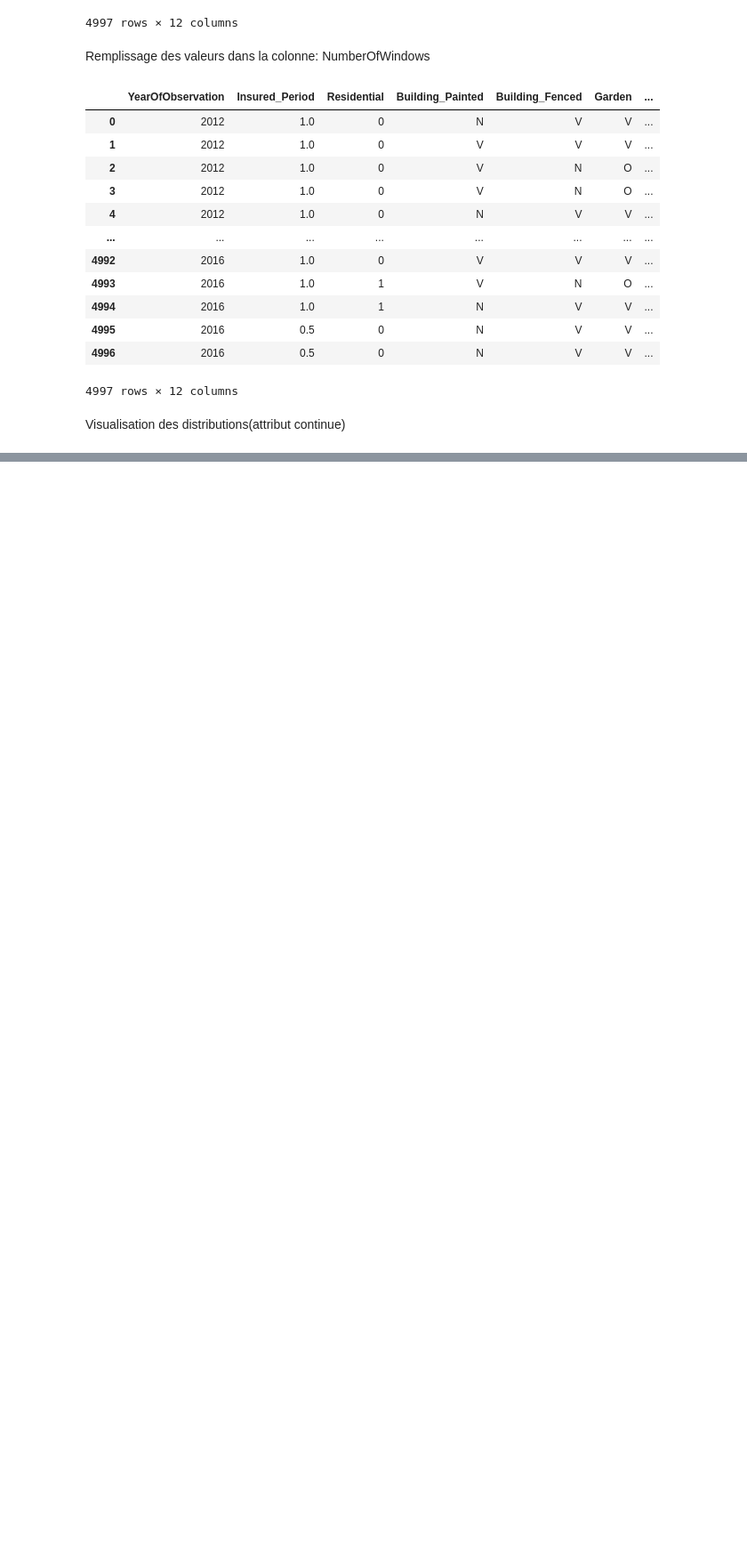
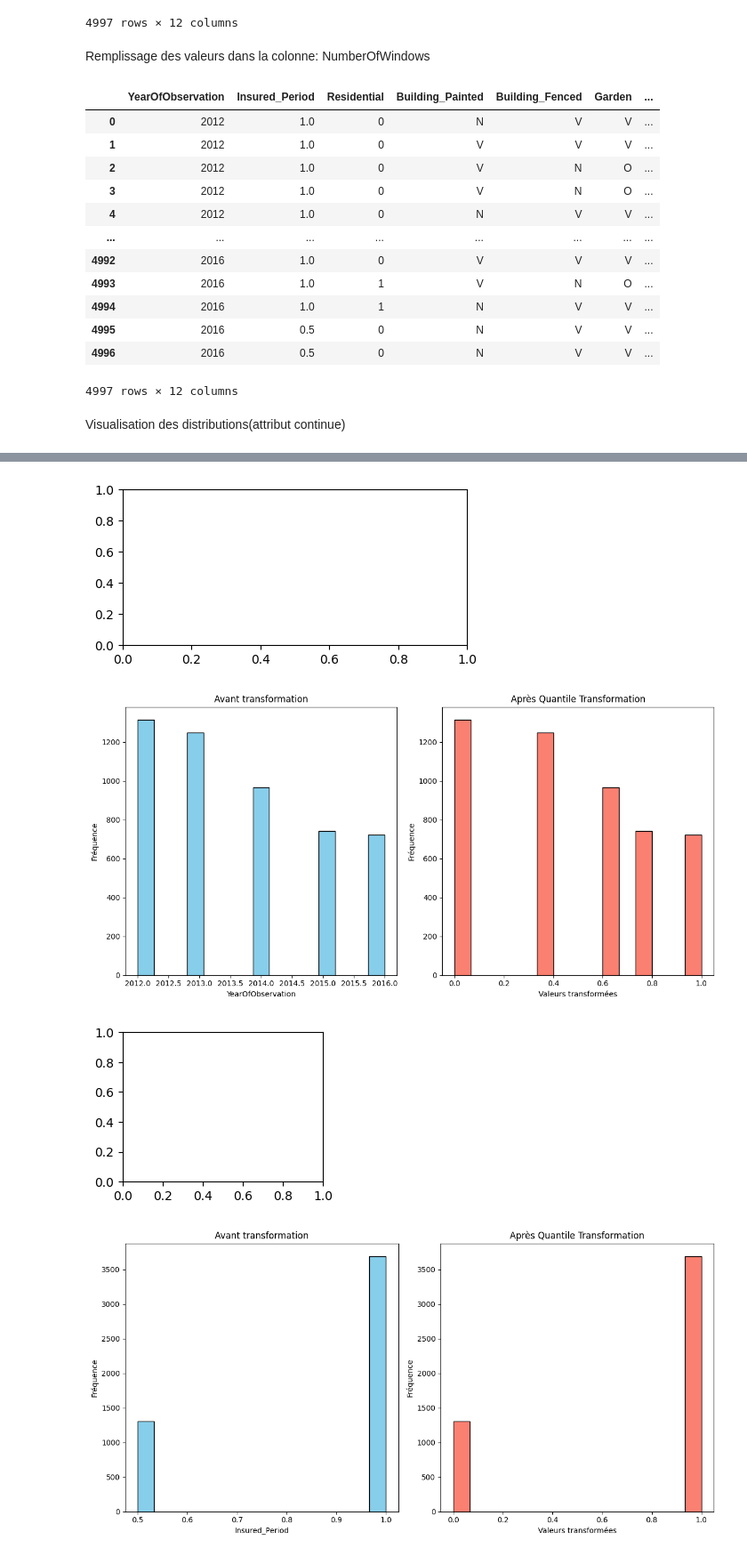
Before and after one commit to Sirine2002/Data_Mining, a Jupyter notebook: Projet.ipynb, the cells around one changed output, grey strips where cells are left out. Shown: that part at 89% size. Saved outputs shown, nothing was run; the diff lists cells and outputs as text; code cells hidden in the pictures; blank space fills up the shorter version.

```diff
--- a/Projet.ipynb
+++ b/Projet.ipynb
@@ -253,0 +257,34 @@ KDE_Courbe(df_assurance,"Building Dimension")
+# %%
+def tracageComparaisonCourbe(col,distribution):
+    data = df_assurance[col].values.reshape(-1, 1)
+    # Appliquer QuantileTransformer
+    qt = QuantileTransformer(output_distribution=distribution, random_state=0)
+    data_transformed = qt.fit_transform(data)
+    # Tracer les distributions avant et après la transformation
+    plt.figure(figsize=(12, 6))
+    # Avant transformation
+    plt.subplot(1, 2, 1)
+    plt.hist(data, bins=15, color='skyblue', edgecolor='black')
+    plt.title('Avant transformation')
+    plt.xlabel(col)
+    plt.ylabel('Fréquence')
+    # Après transformation
+    plt.subplot(1, 2, 2)
+    plt.hist(data_transformed, bins=15, color='salmon', edgecolor='black')
+    plt.title('Après Quantile Transformation')
+    plt.xlabel('Valeurs transformées')
+    plt.ylabel('Fréquence')
+    plt.tight_layout()
+    plt.show()
+# %%
+plt.figure(figsize=(11, 5))
+def tracageUniform():
+    for i in range(len(list_col_num)):
+        plt.subplot(2, 2, i + 1)
+        tracageComparaisonCourbe(list_col_num[i],'uniform')
+tracageUniform()
+# %% [output]
+[figure, added]
+[figure, added]
+[figure, added]
+[figure, added]
```
Also changed, not shown: parts of 10 cells of this notebook.
